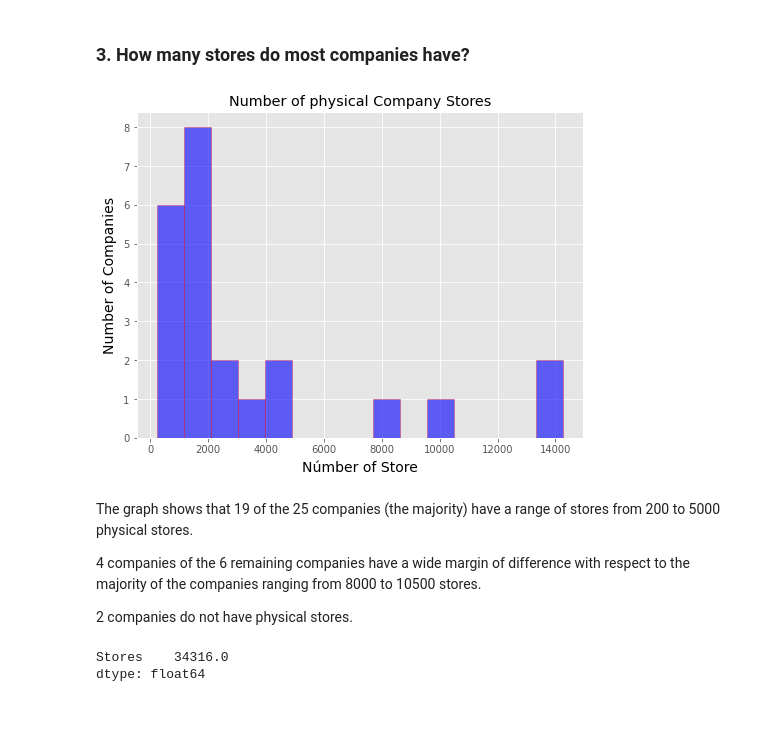
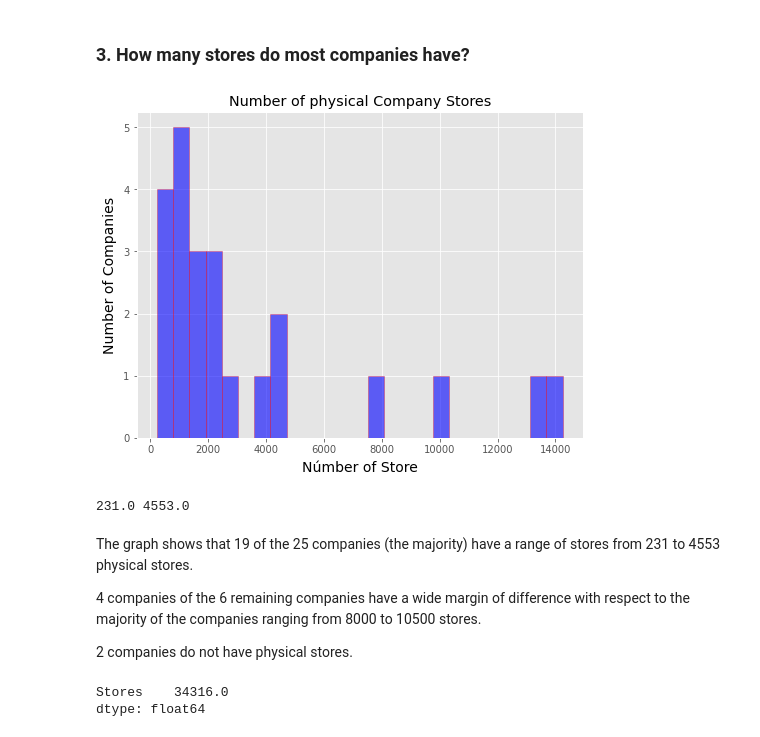
Before and after one commit to jbernalg/data_analysis_projects, a Jupyter notebook: Challenge_DataAcademy/Data_Analysis_Project.ipynb, the cells around one changed output. Drawn from its saved outputs; the diff is of its cells as text; code cells hidden in the pictures.

```diff
--- a/Challenge_DataAcademy/Data_Analysis_Project.ipynb
+++ b/Challenge_DataAcademy/Data_Analysis_Project.ipynb
@@ -172,19 +150,26 @@ Sales range from  16592 to  90048 MD. This range does not include dominant compa
 # %%
 #Histogram display of results
 df = pd.read_csv('largest_us_retailers.csv')
 filtrado = df['Stores']
 
 plt.figure(figsize=[8, 6])
-plt.hist(x = filtrado, bins=15,color='blue', ec= 'red', alpha = 0.6)
+plt.hist(x = filtrado, bins=25,color='blue', ec= 'red', alpha = 0.6)
 plt.title('Number of physical Company Stores')
 plt.xlabel('Númber of Store', color='black', weight='normal', size = 14,labelpad = 6)
 plt.ylabel('Number of Companies', color='black', weight='normal', size = 14,labelpad = 6)
 
 plt.show()
 # %% [output]
-[figure, old version]
+[figure, new version]
+# %%
+df = df.sort_values('Stores', ascending=False)
+min_store =df.Stores[5:].min()
+max_store = df.Stores[5:].max()
+print(min_store, max_store)
+# %% [output]
+231.0 4553.0
 # %% [markdown]
-The graph shows that 19 of the 25 companies (the majority) have a range of stores from 200 to 5000 physical stores.
+The graph shows that 19 of the 25 companies (the majority) have a range of stores from 231 to 4553 physical stores.
 
 4 companies of the 6 remaining companies have a wide margin of difference with respect to the majority of the companies ranging from 8000 to 10500 stores.
 
```
Also changed, not shown: parts of 2 cells of this notebook.
